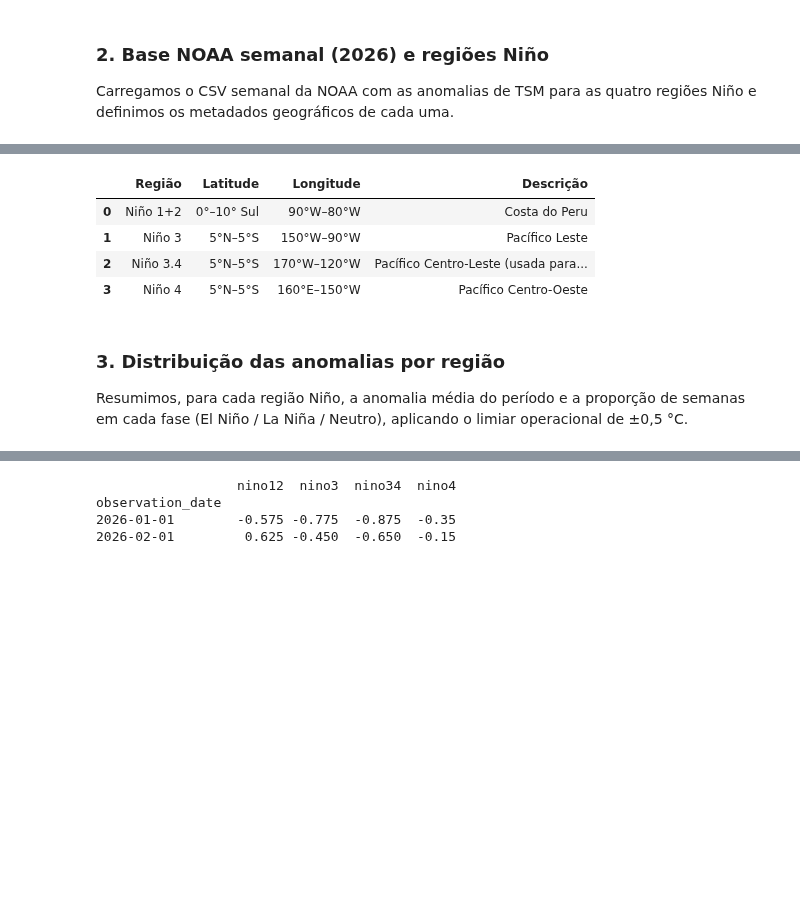
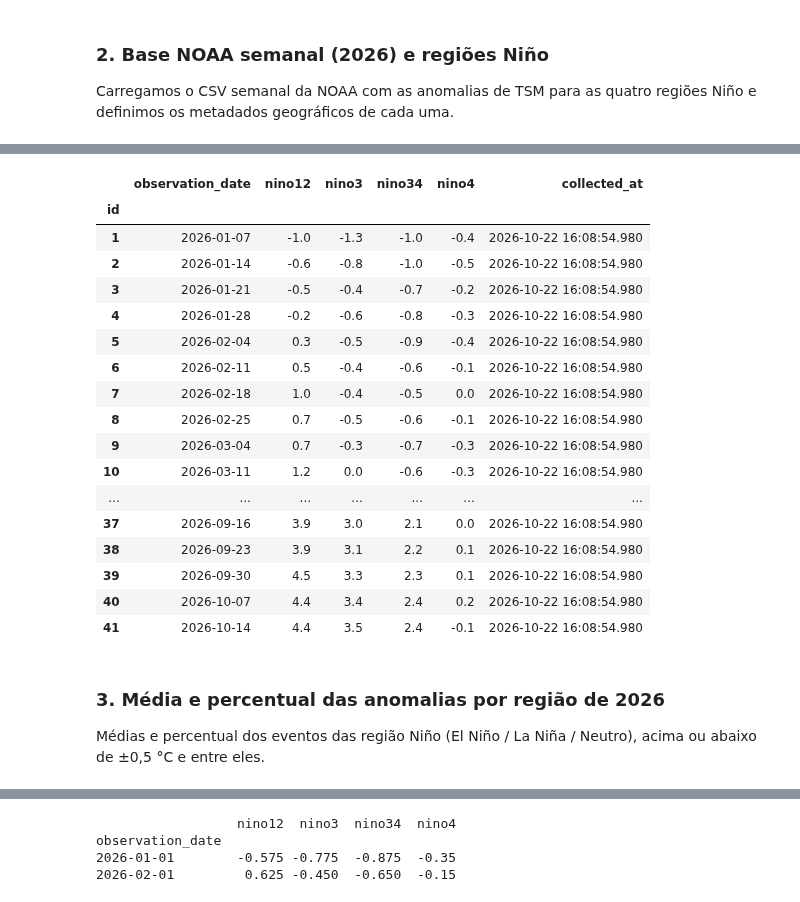
Before and after one commit to anselmojsantos/projeto-climaSP, a Jupyter notebook: Notebookes/nooa.ipynb, the cells around one changed output, grey strips where cells are left out. Drawn from its saved outputs; the diff is of its cells as text; code cells hidden in the pictures; blank space fills up the shorter version.

```diff
--- a/Notebookes/nooa.ipynb
+++ b/Notebookes/nooa.ipynb
@@ -57,13 +68,27 @@ regiões Niño e definimos os metadados geográficos de cada uma.
 # ============================================================
 # 2.1 NOAA semanal
 # ============================================================
-df_noaa_semanal = pd.read_csv(
-    os.path.join(RAIZ, "docs/csv/noaa/noaa_enso_weekly.csv"),
-    sep=";",
-    encoding="utf-8-sig",
-    decimal=",",
-    index_col=0,
+URL_SEMANAL = "https://cpc.ncep.noaa.gov/data/indices/rel_wksst9120.txt"
+
+df_noaa_semanal = pd.read_fwf(
+    URL_SEMANAL,
+    skiprows=4,
+    names=["observation_date", "nino12", "nino3", "nino34", "nino4"],
+    colspecs=[(0, 10), (13, 22), (24, 33), (35, 44), (46, 55)],
 )
+df_noaa_semanal["observation_date"] = pd.to_datetime(
+    df_noaa_semanal["observation_date"].str.strip(),
+    format="%d%b%Y",
+)
+df_noaa_semanal = (
+    df_noaa_semanal[df_noaa_semanal["observation_date"].dt.year == 2026]
+    .reset_index(drop=True)
+)
+df_noaa_semanal.insert(0, "id", range(1, len(df_noaa_semanal) + 1))
+df_noaa_semanal["collected_at"] = pd.Timestamp.now().isoformat(
+    sep=" ", timespec="milliseconds"
+)
+df_noaa_semanal = df_noaa_semanal.set_index("id")
 
 print("Linhas totais:", len(df_noaa_semanal))
 print(df_noaa_semanal.dtypes.to_string())
@@ -84,4 +109,5 @@ regioes_descricao = pd.DataFrame({
     ],
 })
 regioes_descricao
+df_noaa_semanal
 # %% [output]
@@ -95,14 +121,26 @@ collected_at            str
-|  | Região | Latitude | Longitude | Descrição |
-| 0 | Niño 1+2 | 0°–10° Sul | 90°W–80°W | Costa do Peru |
-| 1 | Niño 3 | 5°N–5°S | 150°W–90°W | Pacífico Leste |
-| 2 | Niño 3.4 | 5°N–5°S | 170°W–120°W | Pacífico Centro-Leste (usada para... |
-| 3 | Niño 4 | 5°N–5°S | 160°E–150°W | Pacífico Centro-Oeste |
+|  | observation_date | nino12 | nino3 | nino34 | nino4 | collected_at |
+| id |  |  |  |  |  |  |
+| 1 | 2026-01-07 | -1.0 | -1.3 | -1.0 | -0.4 | 2026-10-22 16:08:54.980 |
+| 2 | 2026-01-14 | -0.6 | -0.8 | -1.0 | -0.5 | 2026-10-22 16:08:54.980 |
+| 3 | 2026-01-21 | -0.5 | -0.4 | -0.7 | -0.2 | 2026-10-22 16:08:54.980 |
+| 4 | 2026-01-28 | -0.2 | -0.6 | -0.8 | -0.3 | 2026-10-22 16:08:54.980 |
+| 5 | 2026-02-04 | 0.3 | -0.5 | -0.9 | -0.4 | 2026-10-22 16:08:54.980 |
+| 6 | 2026-02-11 | 0.5 | -0.4 | -0.6 | -0.1 | 2026-10-22 16:08:54.980 |
+| 7 | 2026-02-18 | 1.0 | -0.4 | -0.5 | 0.0 | 2026-10-22 16:08:54.980 |
+| 8 | 2026-02-25 | 0.7 | -0.5 | -0.6 | -0.1 | 2026-10-22 16:08:54.980 |
+| 9 | 2026-03-04 | 0.7 | -0.3 | -0.7 | -0.3 | 2026-10-22 16:08:54.980 |
+| 10 | 2026-03-11 | 1.2 | 0.0 | -0.6 | -0.3 | 2026-10-22 16:08:54.980 |
+| ... | ... | ... | ... | ... | ... | ... |
+| 37 | 2026-09-16 | 3.9 | 3.0 | 2.1 | 0.0 | 2026-10-22 16:08:54.980 |
+| 38 | 2026-09-23 | 3.9 | 3.1 | 2.2 | 0.1 | 2026-10-22 16:08:54.980 |
+| 39 | 2026-09-30 | 4.5 | 3.3 | 2.3 | 0.1 | 2026-10-22 16:08:54.980 |
+| 40 | 2026-10-07 | 4.4 | 3.4 | 2.4 | 0.2 | 2026-10-22 16:08:54.980 |
+| 41 | 2026-10-14 | 4.4 | 3.5 | 2.4 | -0.1 | 2026-10-22 16:08:54.980 |
 # %% [markdown]
-<h3>3. Distribuição das anomalias por região</h3>
+<h3>3. Média e percentual das anomalias por região de 2026</h3>
 
-Resumimos, para cada região Niño, a anomalia média do período e a
-proporção de semanas em cada fase (El Niño / La Niña / Neutro),
-aplicando o limiar operacional de ±0,5 °C.
+Médias e percentual dos eventos das região Niño (El Niño / La Niña / Neutro),
+acima ou abaixo de ±0,5 °C e entre eles.
 # %%
 # ============================================================
 # 3. Resumo das anomalias por região (NOAA semanal)
```
Also changed, not shown: parts of 27 cells of this notebook, 30 other files.
